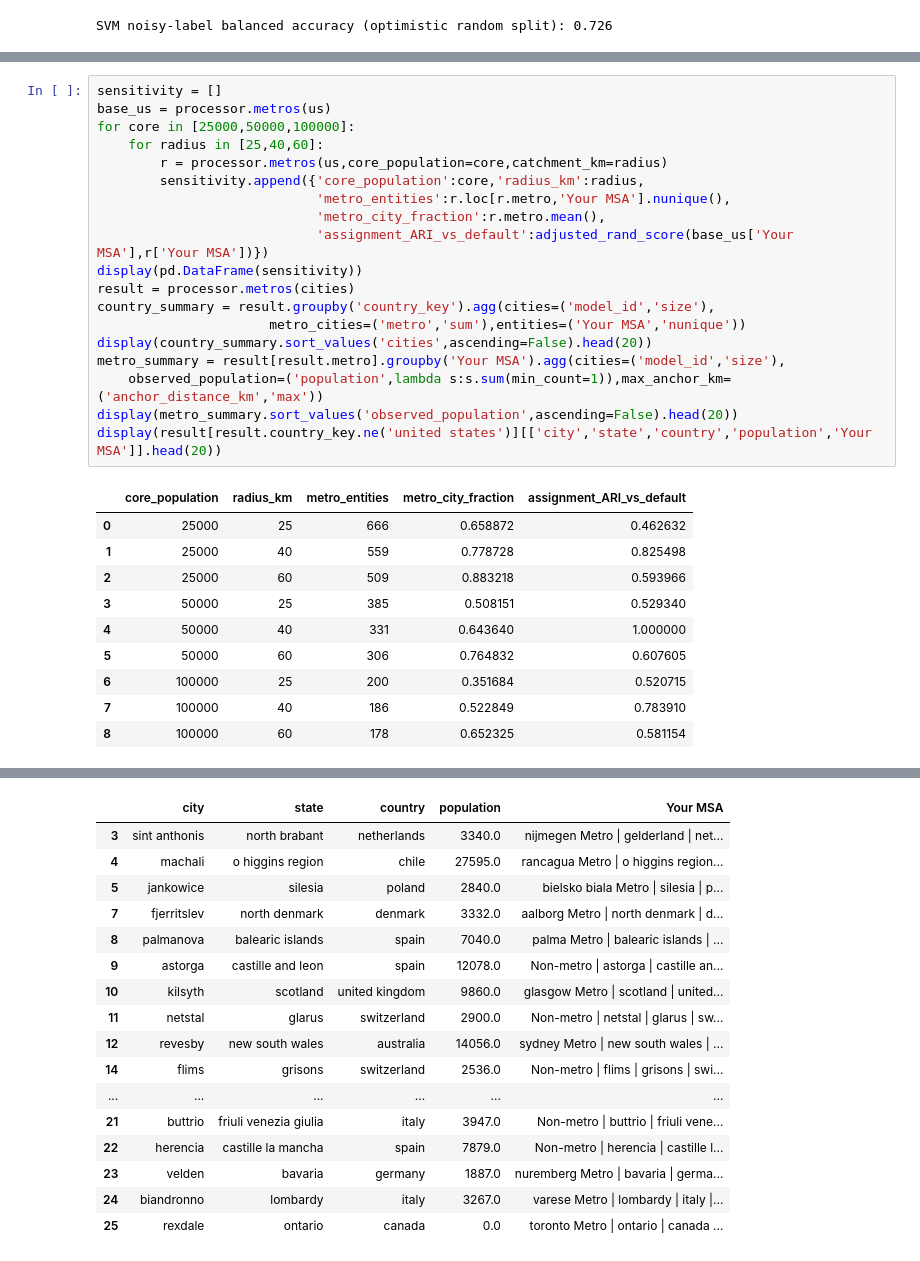
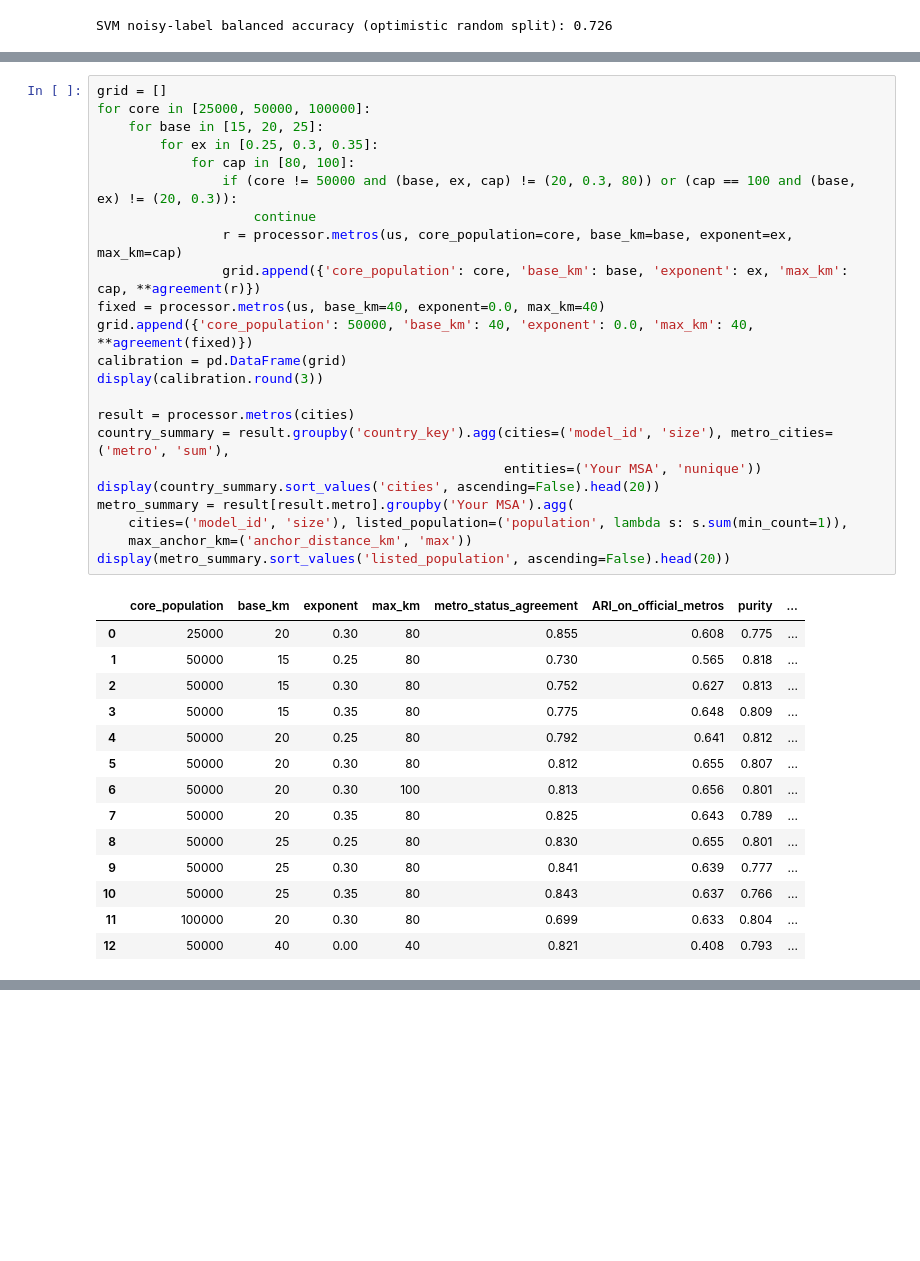
Before and after one commit to garimajain05/MSA-Assessment, a Jupyter notebook: MSA_Modeling.ipynb, the cells around one changed output, grey strips where cells are left out. Cells and saved outputs as stored; diff of their text form; blank space fills up the shorter version.

```diff
--- a/MSA_Modeling.ipynb
+++ b/MSA_Modeling.ipynb
@@ -305,32 +414,40 @@ Sensitivity reports how assignments change; choose parameters using practitioner
 # %%
-sensitivity = []
-base_us = processor.metros(us)
-for core in [25000,50000,100000]:
-    for radius in [25,40,60]:
-        r = processor.metros(us,core_population=core,catchment_km=radius)
-        sensitivity.append({'core_population':core,'radius_km':radius,
-                            'metro_entities':r.loc[r.metro,'Your MSA'].nunique(),
-                            'metro_city_fraction':r.metro.mean(),
-                            'assignment_ARI_vs_default':adjusted_rand_score(base_us['Your MSA'],r['Your MSA'])})
-display(pd.DataFrame(sensitivity))
+grid = []
+for core in [25000, 50000, 100000]:
+    for base in [15, 20, 25]:
+        for ex in [0.25, 0.3, 0.35]:
+            for cap in [80, 100]:
+                if (core != 50000 and (base, ex, cap) != (20, 0.3, 80)) or (cap == 100 and (base, ex) != (20, 0.3)):
+                    continue
+                r = processor.metros(us, core_population=core, base_km=base, exponent=ex, max_km=cap)
+                grid.append({'core_population': core, 'base_km': base, 'exponent': ex, 'max_km': cap, **agreement(r)})
+fixed = processor.metros(us, base_km=40, exponent=0.0, max_km=40)
+grid.append({'core_population': 50000, 'base_km': 40, 'exponent': 0.0, 'max_km': 40, **agreement(fixed)})
+calibration = pd.DataFrame(grid)
+display(calibration.round(3))
+
 result = processor.metros(cities)
-country_summary = result.groupby('country_key').agg(cities=('model_id','size'),
-                      metro_cities=('metro','sum'),entities=('Your MSA','nunique'))
-display(country_summary.sort_values('cities',ascending=False).head(20))
-metro_summary = result[result.metro].groupby('Your MSA').agg(cities=('model_id','size'),
-    observed_population=('population',lambda s:s.sum(min_count=1)),max_anchor_km=('anchor_distance_km','max'))
-display(metro_summary.sort_values('observed_population',ascending=False).head(20))
-display(result[result.country_key.ne('united states')][['city','state','country','population','Your MSA']].head(20))
+country_summary = result.groupby('country_key').agg(cities=('model_id', 'size'), metro_cities=('metro', 'sum'),
+                                                    entities=('Your MSA', 'nunique'))
+display(country_summary.sort_values('cities', ascending=False).head(20))
+metro_summary = result[result.metro].groupby('Your MSA').agg(
+    cities=('model_id', 'size'), listed_population=('population', lambda s: s.sum(min_count=1)),
+    max_anchor_km=('anchor_distance_km', 'max'))
+display(metro_summary.sort_values('listed_population', ascending=False).head(20))
 # %% [output]
-|  | core_population | radius_km | metro_entities | metro_city_fraction | assignment_ARI_vs_default |
-| 0 | 25000 | 25 | 666 | 0.658872 | 0.462632 |
-| 1 | 25000 | 40 | 559 | 0.778728 | 0.825498 |
-| 2 | 25000 | 60 | 509 | 0.883218 | 0.593966 |
-| 3 | 50000 | 25 | 385 | 0.508151 | 0.529340 |
-| 4 | 50000 | 40 | 331 | 0.643640 | 1.000000 |
-| 5 | 50000 | 60 | 306 | 0.764832 | 0.607605 |
-| 6 | 100000 | 25 | 200 | 0.351684 | 0.520715 |
-| 7 | 100000 | 40 | 186 | 0.522849 | 0.783910 |
-| 8 | 100000 | 60 | 178 | 0.652325 | 0.581154 |
+|  | core_population | base_km | exponent | max_km | metro_status_agreement | ARI_on_official_metros | purity | ... |
+| 0 | 25000 | 20 | 0.30 | 80 | 0.855 | 0.608 | 0.775 | ... |
+| 1 | 50000 | 15 | 0.25 | 80 | 0.730 | 0.565 | 0.818 | ... |
+| 2 | 50000 | 15 | 0.30 | 80 | 0.752 | 0.627 | 0.813 | ... |
+| 3 | 50000 | 15 | 0.35 | 80 | 0.775 | 0.648 | 0.809 | ... |
+| 4 | 50000 | 20 | 0.25 | 80 | 0.792 | 0.641 | 0.812 | ... |
+| 5 | 50000 | 20 | 0.30 | 80 | 0.812 | 0.655 | 0.807 | ... |
+| 6 | 50000 | 20 | 0.30 | 100 | 0.813 | 0.656 | 0.801 | ... |
+| 7 | 50000 | 20 | 0.35 | 80 | 0.825 | 0.643 | 0.789 | ... |
+| 8 | 50000 | 25 | 0.25 | 80 | 0.830 | 0.655 | 0.801 | ... |
+| 9 | 50000 | 25 | 0.30 | 80 | 0.841 | 0.639 | 0.777 | ... |
+| 10 | 50000 | 25 | 0.35 | 80 | 0.843 | 0.637 | 0.766 | ... |
+| 11 | 100000 | 20 | 0.30 | 80 | 0.699 | 0.633 | 0.804 | ... |
+| 12 | 50000 | 40 | 0.00 | 40 | 0.821 | 0.408 | 0.793 | ... |
 |  | cities | metro_cities | entities |
 | country_key |  |  |  |
@@ -371,18 +488 @@ display(result[result.country_key.ne('united states')][['city','state','country'
-|  | city | state | country | population | Your MSA |
-| 3 | sint anthonis | north brabant | netherlands | 3340.0 | nijmegen Metro | gelderland | net... |
-| 4 | machali | o higgins region | chile | 27595.0 | rancagua Metro | o higgins region... |
-| 5 | jankowice | silesia | poland | 2840.0 | bielsko biala Metro | silesia | p... |
-| 7 | fjerritslev | north denmark | denmark | 3332.0 | aalborg Metro | north denmark | d... |
-| 8 | palmanova | balearic islands | spain | 7040.0 | palma Metro | balearic islands | ... |
-| 9 | astorga | castille and leon | spain | 12078.0 | Non-metro | astorga | castille an... |
-| 10 | kilsyth | scotland | united kingdom | 9860.0 | glasgow Metro | scotland | united... |
-| 11 | netstal | glarus | switzerland | 2900.0 | Non-metro | netstal | glarus | sw... |
-| 12 | revesby | new south wales | australia | 14056.0 | sydney Metro | new south wales | ... |
-| 14 | flims | grisons | switzerland | 2536.0 | Non-metro | flims | grisons | swi... |
-| ... | ... | ... | ... | ... | ... |
-| 21 | buttrio | friuli venezia giulia | italy | 3947.0 | Non-metro | buttrio | friuli vene... |
-| 22 | herencia | castille la mancha | spain | 7879.0 | Non-metro | herencia | castille l... |
-| 23 | velden | bavaria | germany | 1887.0 | nuremberg Metro | bavaria | germa... |
-| 24 | biandronno | lombardy | italy | 3267.0 | varese Metro | lombardy | italy |... |
-| 25 | rexdale | ontario | canada | 0.0 | toronto Metro | ontario | canada ... |
 # %% [markdown]
```
Also changed, not shown: parts of 16 cells of this notebook, 8 other files.
